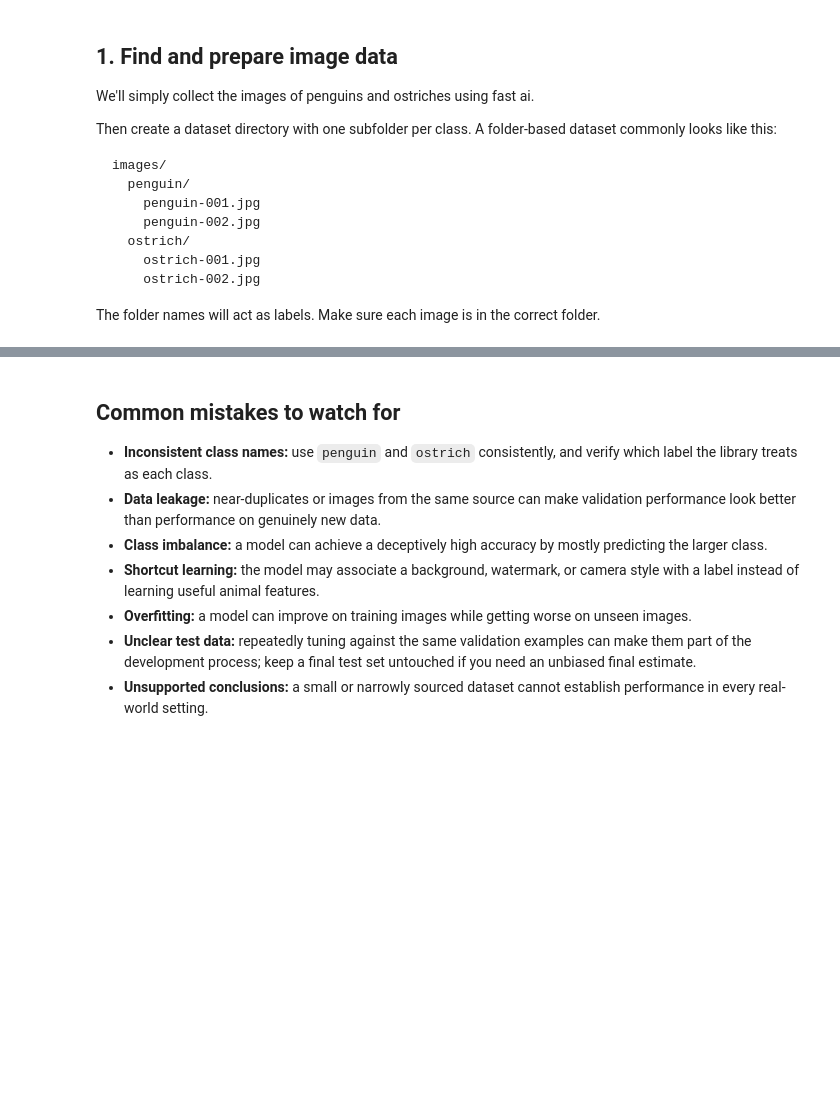
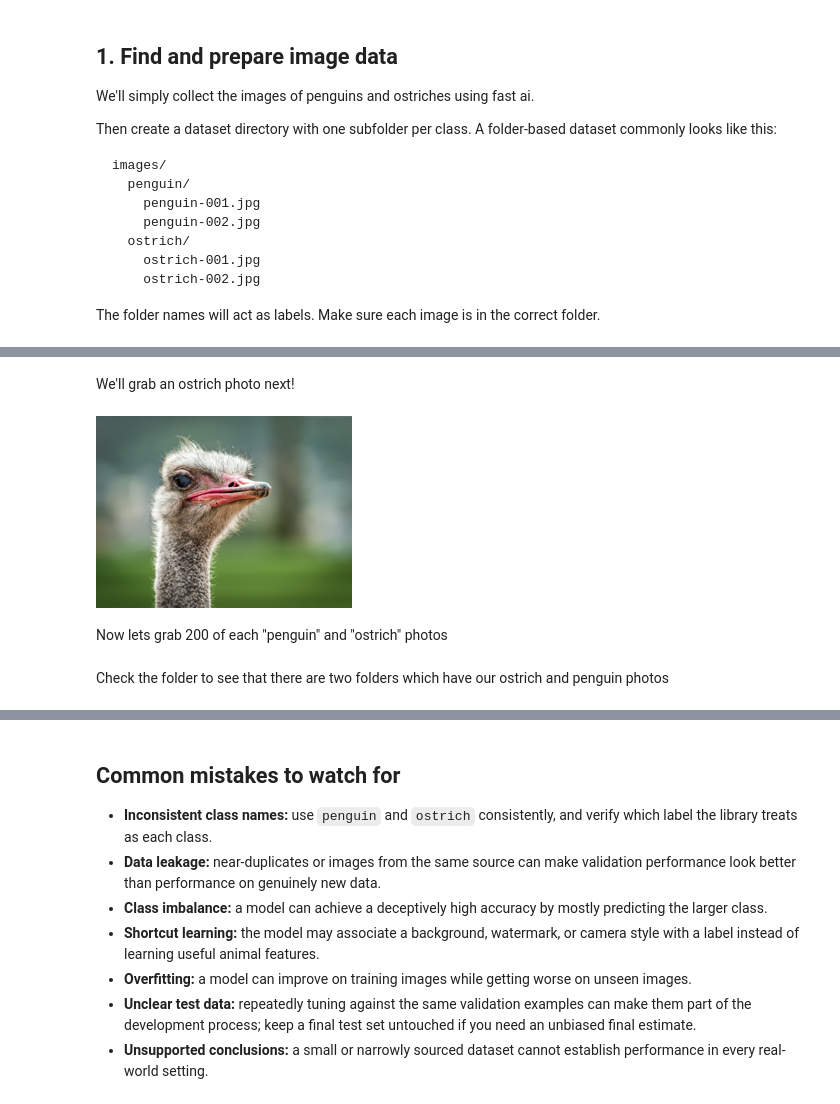
Before and after one commit to EbubeAkukwe/ai-engineer-dictionary, a Jupyter notebook: notebooks/B/binary-classification.ipynb, the cells around one changed output, grey strips where cells are left out. Saved outputs shown, nothing was run; the diff lists cells and outputs as text; code cells hidden in the pictures; blank space fills up the shorter version.

```diff
--- a/notebooks/B/binary-classification.ipynb
+++ b/notebooks/B/binary-classification.ipynb
@@ -53,0 +80,9 @@ Add code here to list the class folders, count the images, and display a small s
+# %% [markdown]
+We'll grab an ostrich photo next!
+# %%
+download_url(search_images('ostrich photos', max_images=1)[0], 'ostrich.jpg', show_progress=False)
+Image.open('ostrich.jpg').to_thumb(256,256)
+# %% [output]
+[figure, added]
+# %% [markdown]
+Now lets grab 200 of each "penguin" and "ostrich" photos
@@ -53,0 +98,2 @@ Add code here to list the class folders, count the images, and display a small s
+# %% [markdown]
+Check the folder to see that there are two folders which have our ostrich and penguin photos
```
Also changed, not shown: parts of 32 cells of this notebook, 18 other files.
